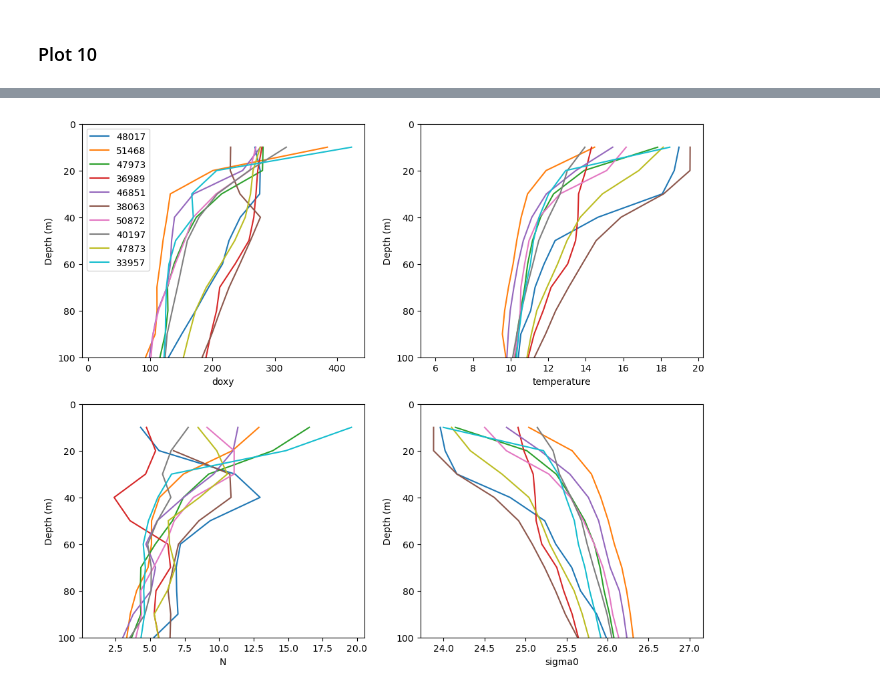
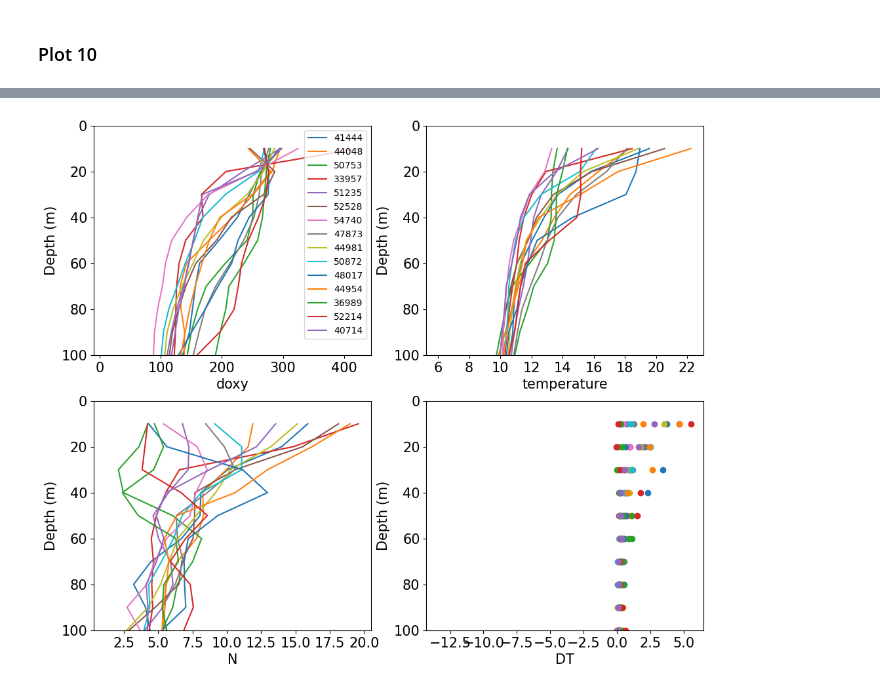
Before and after one commit to profxj/sio-sandbox, a Jupyter notebook: nb/CUGN/IndivProfile.ipynb, the cells around one changed output, grey strips where cells are left out. Drawn from its saved outputs; the diff is of its cells as text; code cells hidden in the pictures.

```diff
--- a/nb/CUGN/IndivProfile.ipynb
+++ b/nb/CUGN/IndivProfile.ipynb
@@ -112,37 +138,47 @@ ran10 = np.random.choice(cluster_stats[high_SO].cluster, size=10)
 # %%
-ran10 = np.random.choice(cluster_stats[high_SO].cluster, size=10, replace=False)
+ranN = np.random.choice(cluster_stats[high_SO].cluster, size=15, replace=False)
 #
 fig = plt.figure(figsize=(12,10))
 plt.clf()
 #ax = plt.gca()
 gs = gridspec.GridSpec(2,2)
 #
 #metric = 'sigma0'
 #metric = 'temperature'
 
-metrics = ['doxy', 'temperature', 'N', 'sigma0']
+#metrics = ['doxy', 'temperature', 'N', 'SO']
+metrics = ['doxy', 'temperature', 'N', 'DT']
 for ss, metric in enumerate(metrics):
     ax = plt.subplot(gs[ss])
-    for iran in ran10:
+    for iran in ranN:
         in_out = grid_outliers.cluster == iran
         grid_in = grid_outliers[in_out]
         imax = np.argmax(grid_in.SO)
         iprofile = grid_in.iloc[imax].profile
 
         # Plot
         if ss == 0:
             lbl=f'{iprofile}'
         else:
             lbl = None
-        ax.plot(ds[metric].data[:,iprofile], ds.depth, label=lbl)
+        if metric == 'DT':
+            T = ds['temperature'].data[:,iprofile]
+            DT = T - np.roll(T,-1)
+            ax.plot(DT, ds.depth, 'o', label=lbl)
+        else:
+            ax.plot(ds[metric].data[:,iprofile], ds.depth, label=lbl)
 
     ax.invert_yaxis()
     ax.set_ylabel('Depth (m)')
     ax.set_xlabel(metric)
     if ss == 0:
         ax.legend()
+    if metric == 'SO':
+        ax.axvline(1., color='k', ls='--')
     #
     ax.set_ylim(100., 0)
+    #
+    plot_utils.set_fontsize(ax, 15.)
 plt.show()
 # %% [output]
-[figure, old version]
+[figure, new version]
```
Also changed, not shown: parts of 2 cells of this notebook.
